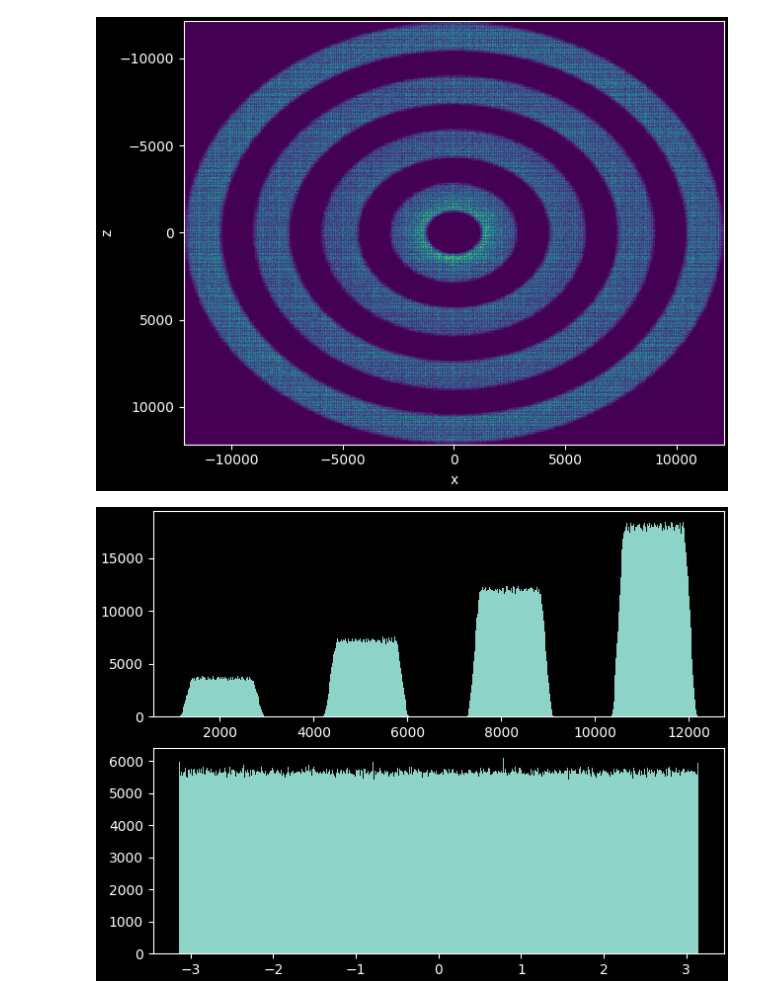
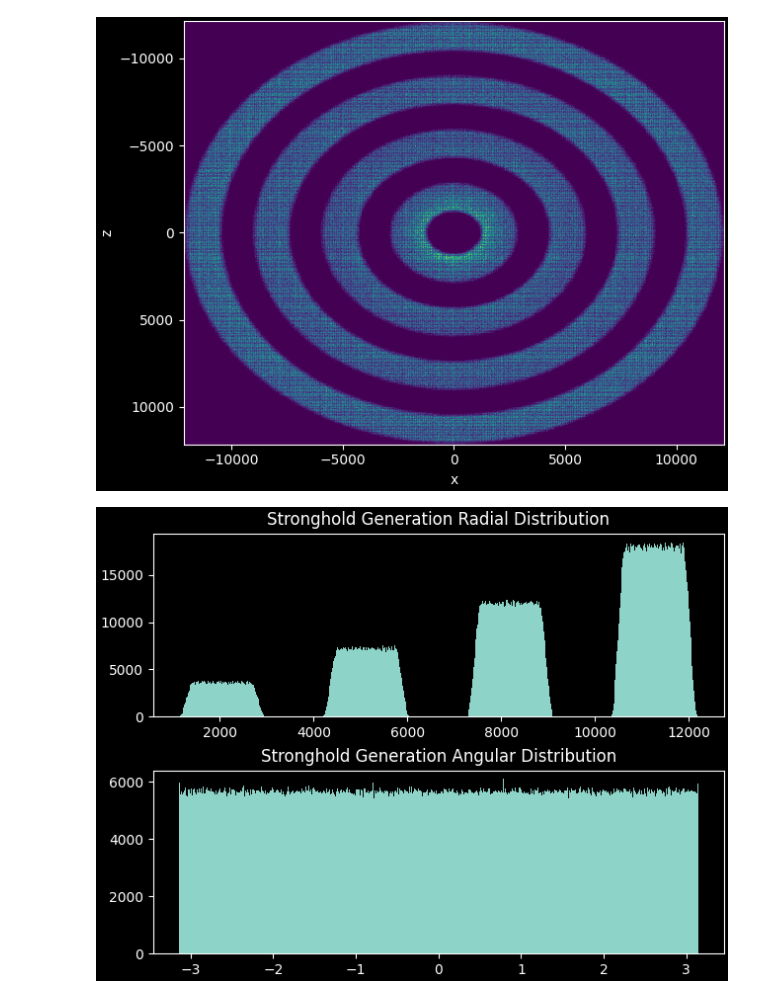
Before and after one commit to badooga/strongholds, a Jupyter notebook: stronghold.ipynb, the cells around one changed output. Cells and saved outputs as stored; diff of their text form; code cells hidden in the pictures.

```diff
--- a/stronghold.ipynb
+++ b/stronghold.ipynb
@@ -5,7 +5,7 @@ import numpy as np
 
 import matplotlib.pyplot as plt
 
-default_rng = np.random.default_rng(0)
+fixed_rng = np.random.fixed_rng(0)
 # %%
 @np.vectorize()
 def setup_xz_plot(ax):
@@ -71,6 +74,6 @@ array([ 2168. +328.j,  1384. +920.j,  1320. +968.j,   536.+1560.j,
        -2856.+4120.j, -2920.+4168.j, -2984.+4216.j, -3448.+4568.j,
        -3512.+4616.j, -3576.+4664.j])
 # %%
-ring_map = strongholds.generation_heatmap(1*10**5, range(4), default_rng)
+ring_map = strongholds.generation_heatmap(1*10**5, range(4), fixed_rng)
 # %%
 fig3, ax3 = xz_subplots()
@@ -82,10 +86,12 @@ flip_zaxis(ax3)
 [figure]
 # %%
 fig4, ax4 = plt.subplots(2, 1, constrained_layout=True)
+ax4[0].set_title("Stronghold Generation Radial Distribution")
+ax4[1].set_title("Stronghold Generation Angular Distribution")
 
 ring_r, ring_phi = np.abs(ring_map), np.angle(ring_map)
 
 ring_r_hist = ax4[0].hist(ring_r, bins=600)
 ring_phi_hist = ax4[1].hist(ring_phi, bins=600)
 # %% [output]
-[figure, old version]
+[figure, new version]
```
Also changed, not shown: parts of 4 cells of this notebook.
